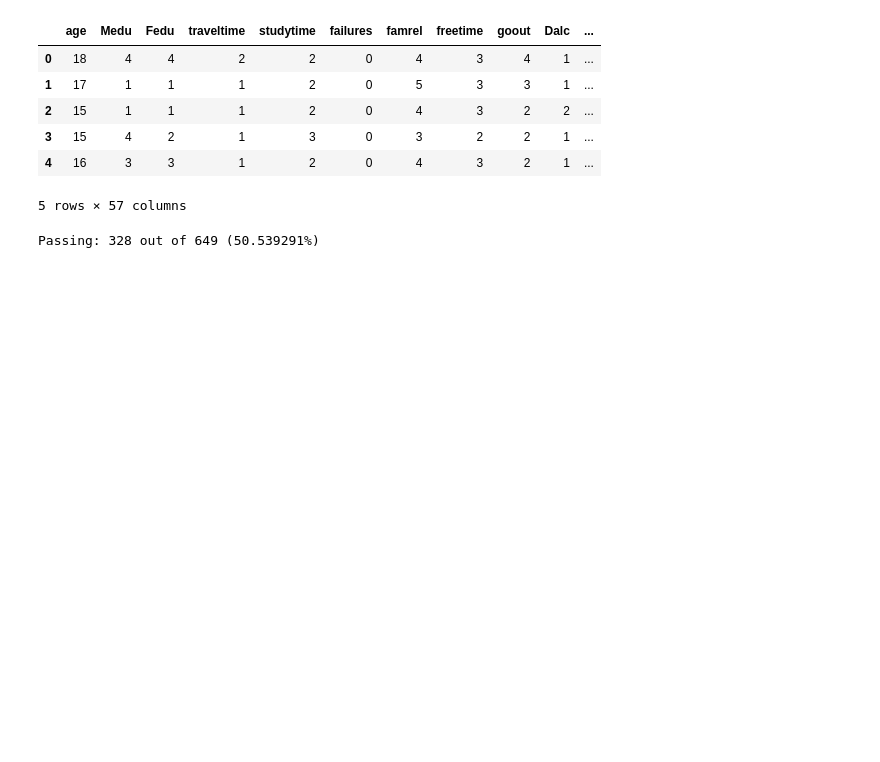
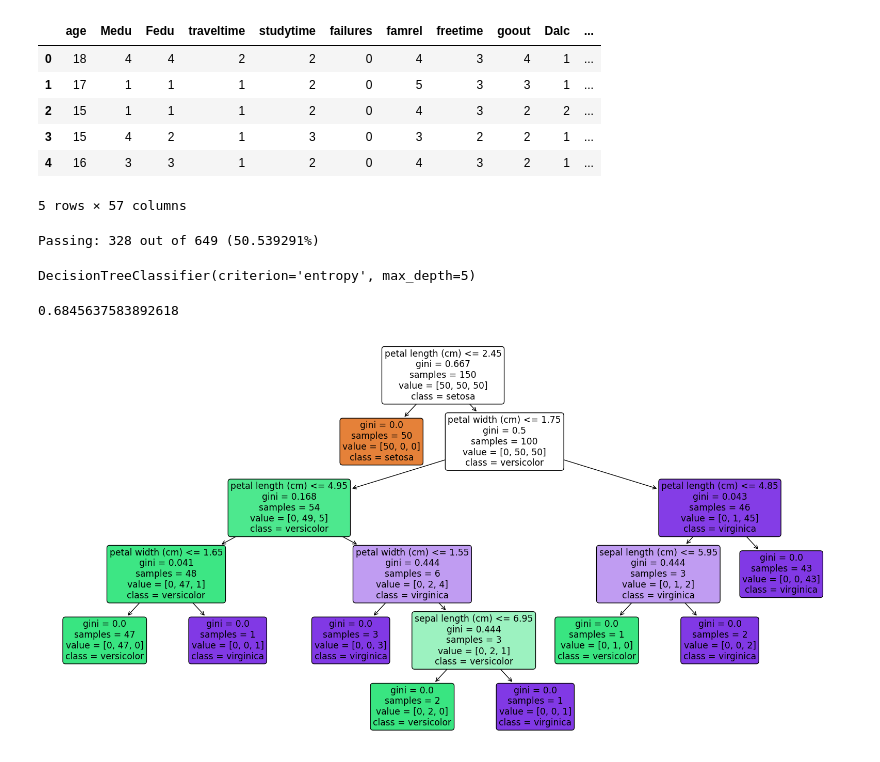
Before and after one commit to agdaLopes/PredictionInvolvingDecisionTreesAndStudentPerformanceData, a Jupyter notebook: DecisionTree.ipynb, the cells around one changed output. Saved outputs shown, nothing was run; the diff lists cells and outputs as text; code cells hidden in the pictures; blank space fills up the shorter version.

Commit message:
Declaraco e exibicao da decision Tree

```diff
--- a/DecisionTree.ipynb
+++ b/DecisionTree.ipynb
@@ -74,3 +74,6 @@ from sklearn import tree
 
 decisionTree = tree.DecisionTreeClassifier(criterion="entropy", max_depth=5)
 decisionTree = decisionTree.fit(student_train_att, student_train_pass)
+print(decisionTree)
+# %% [output]
+DecisionTreeClassifier(criterion='entropy', max_depth=5)
@@ -76,0 +93,23 @@ decisionTree = decisionTree.fit(student_train_att, student_train_pass)
+# %%
+decisionTree.score(student_test_att, student_test_pass)
+# %% [output]
+0.6845637583892618
+# %%
+import matplotlib.pyplot as plt
+from sklearn.datasets import load_iris
+
+
+# Carregando dados de exemplo
+iris = load_iris()
+X, y = iris.data, iris.target
+
+# Treinando um classificador
+decisionTree = DecisionTreeClassifier()
+decisionTree.fit(X, y)
+
+# Plotando a árvore de decisão usando matplotlib
+plt.figure(figsize=(20,10))
+tree.plot_tree(decisionTree, feature_names=iris.feature_names, class_names=iris.target_names, filled=True, rounded=True)
+plt.show()
+# %% [output]
+[figure, added]
```
Also changed, not shown: parts of 1 cell of this notebook, 2 other files.
